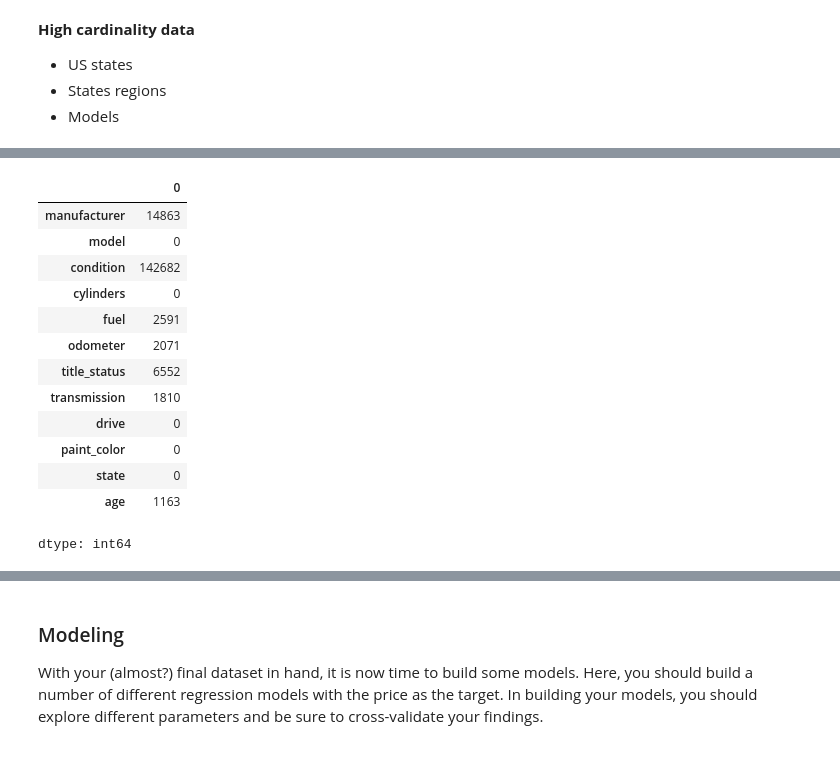
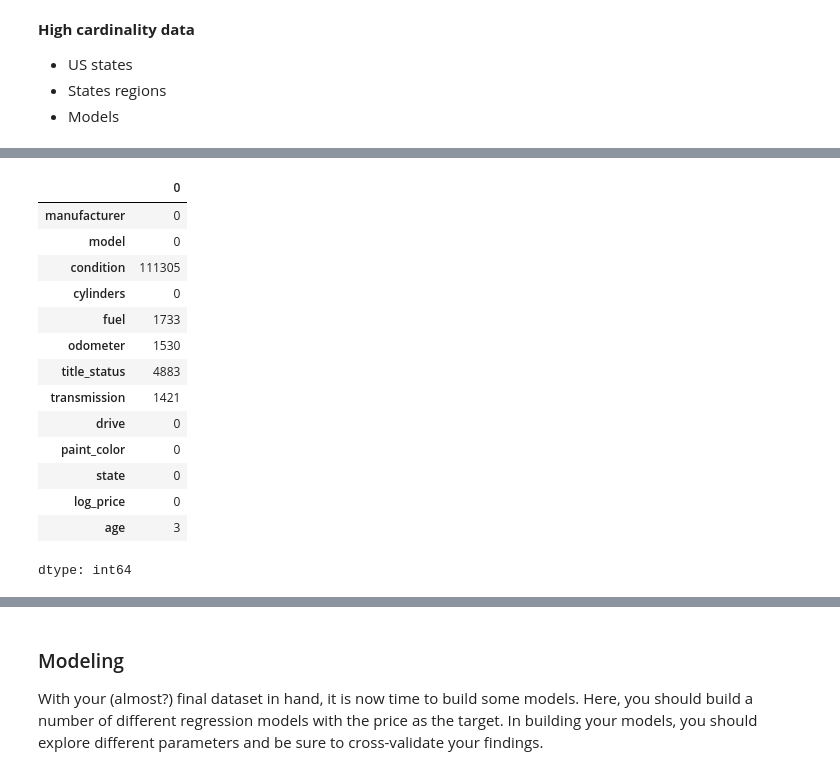
Before and after one commit to Subroy1/MSAI_AllPracticeModules, a Jupyter notebook: Module 11/PracticalAssignement2_used_cars_II.ipynb, the cells around one changed output, grey strips where cells are left out. Saved outputs shown, nothing was run; the diff lists cells and outputs as text; code cells hidden in the pictures.

```diff
--- a/Module 11/PracticalAssignement2_used_cars_II.ipynb
+++ b/Module 11/PracticalAssignement2_used_cars_II.ipynb
@@ -195,0 +196,6 @@ KeyError: 'price'
+# %%
+# Remove duplicates
+# check for duplicate
+#duplicate_rows = df[df.duplicated()]
+df= df.drop_duplicates()
+df.shape
@@ -441,0 +373,11 @@ dtype: int64
+# %%
+# Handle model null values # onl
+df['model'].isnull().sum()# only np.int64(3970)
+# hence can be removed those rows
+df = df.dropna(subset=['model'])
+df['model'].isnull().sum() # returns 0
+
+# Handle manufacturer null values # does not make sense to impute because make is the brand of the car and most important feature hence drop these null rows
+df['manufacturer'].isnull().sum()# only np.int64(13428)
+df = df.dropna(subset=['manufacturer'])
+df['manufacturer'].isnull().sum()
@@ -459,2 +401,4 @@ plt.show()
 # %%
 # Transform the cylinder column from string to numeric
+df['cylinders']=df['cylinders'].str.split(" ").str[0]
+df['cylinders'].isnull().sum()
@@ -498,17 +421,18 @@ dtype: int64
 # %%
-X.isnull().sum()
+df.isnull().sum()
 # %% [output]
 |  | 0 |
-| manufacturer | 14863 |
+| manufacturer | 0 |
 | model | 0 |
-| condition | 142682 |
+| condition | 111305 |
 | cylinders | 0 |
-| fuel | 2591 |
-| odometer | 2071 |
-| title_status | 6552 |
-| transmission | 1810 |
+| fuel | 1733 |
+| odometer | 1530 |
+| title_status | 4883 |
+| transmission | 1421 |
 | drive | 0 |
 | paint_color | 0 |
 | state | 0 |
-| age | 1163 |
+| log_price | 0 |
+| age | 3 |
 dtype: int64
```
Also changed, not shown: parts of 52 cells of this notebook.
